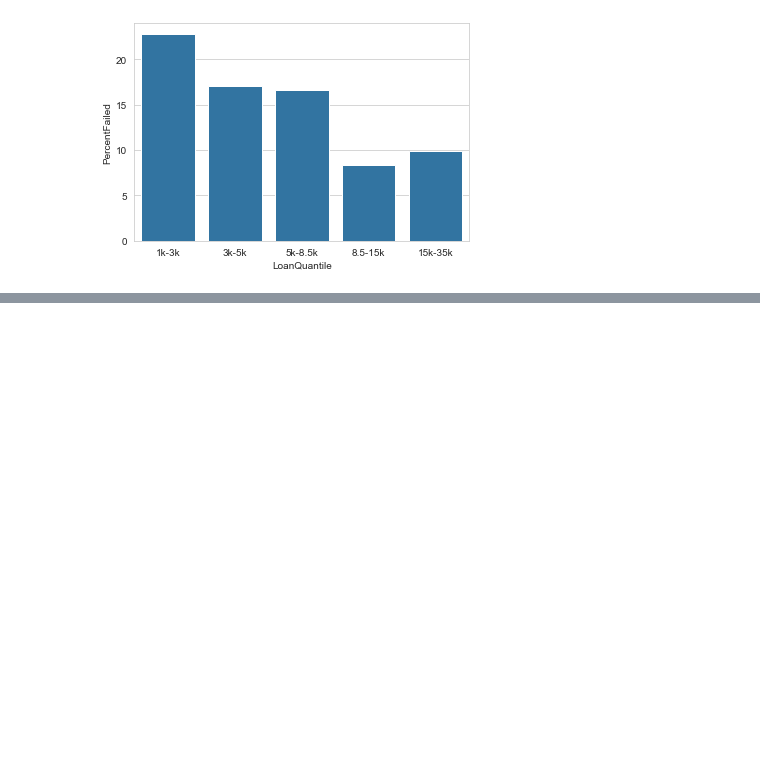
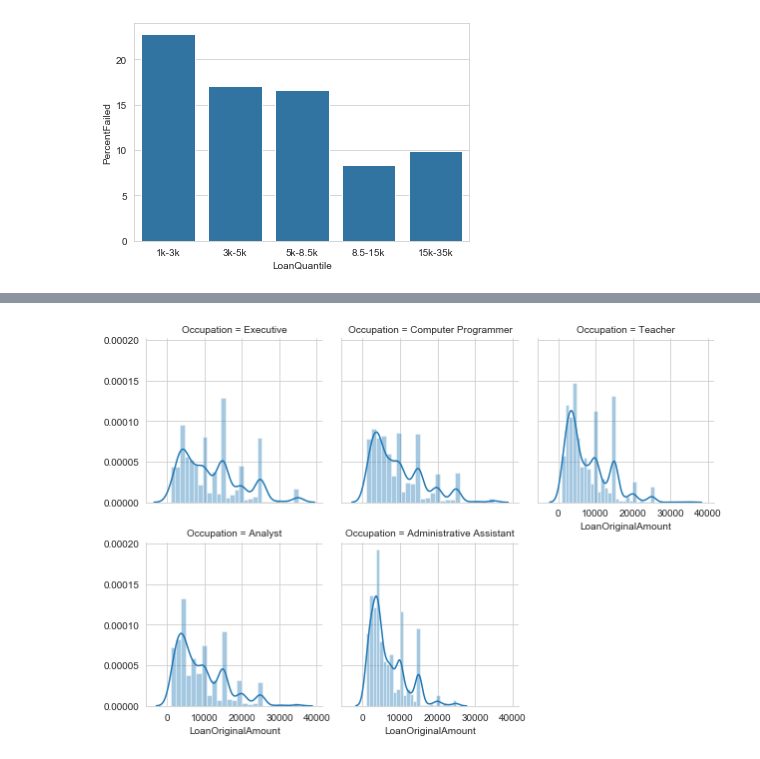
Before and after one commit to Tavnuh/Udacity-Communicate-Data-Findings, a Jupyter notebook: Communicate Data Findings - Prosper Loan Data.ipynb, the cells around one changed output, grey strips where cells are left out. Saved outputs shown, nothing was run; the diff lists cells and outputs as text; code cells hidden in the pictures; blank space fills up the shorter version.

```diff
--- a/Communicate Data Findings - Prosper Loan Data.ipynb
+++ b/Communicate Data Findings - Prosper Loan Data.ipynb
@@ -418,0 +439,9 @@ Note: this plot is technically a univariate plot, however the variable analysed
+# %%
+top_jobs2 = df.Occupation.value_counts().head(7).index.tolist()
+# %%
+df_topjobs2 = df.query('Occupation == {}'.format(top_jobs2[2:]))
+# %%
+g = sns.FacetGrid(data = df_topjobs2, col = 'Occupation', col_wrap= 3)
+g.map(sns.distplot, 'LoanOriginalAmount');
+# %% [output]
+[figure, added]
```
Also changed, not shown: parts of 16 cells of this notebook, 1 other file.
